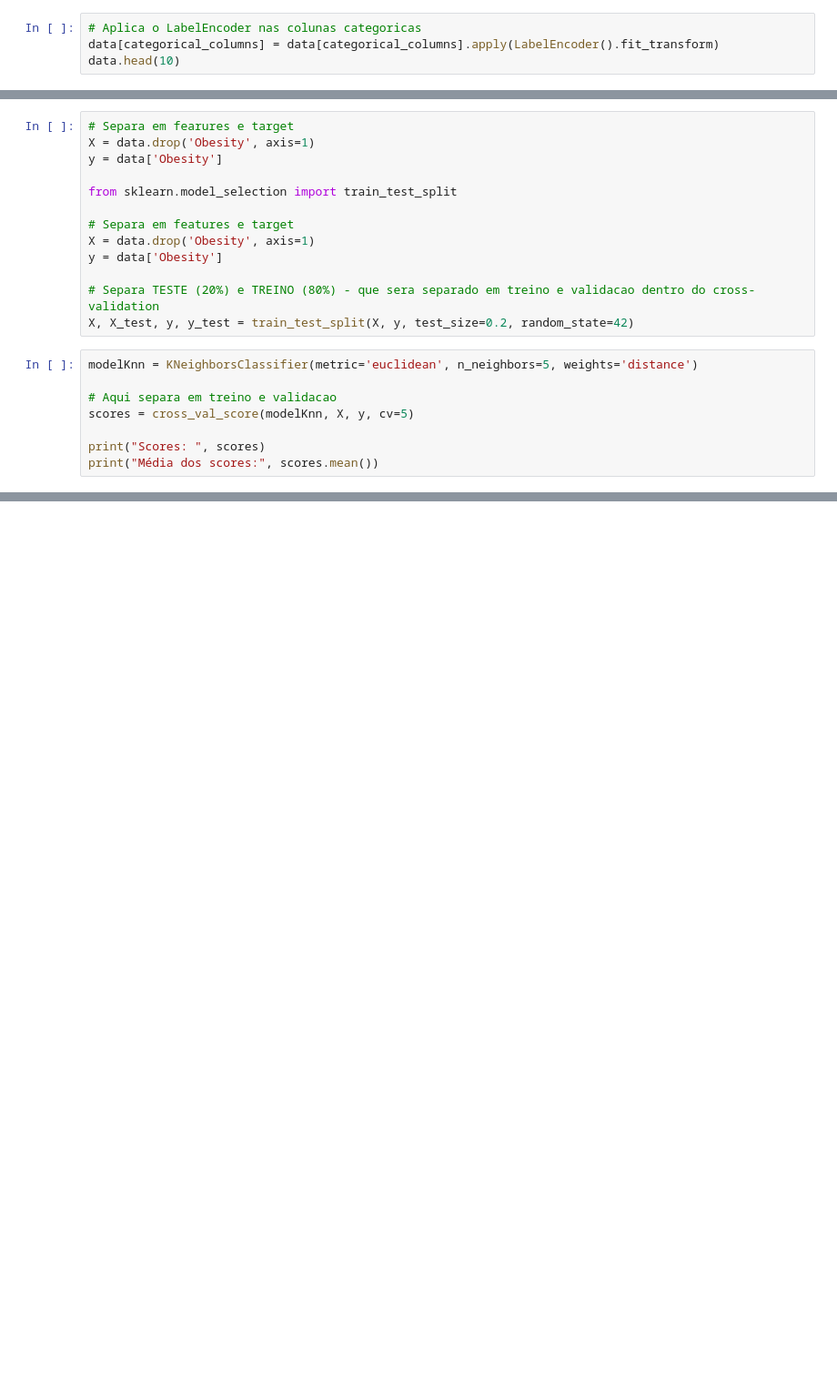
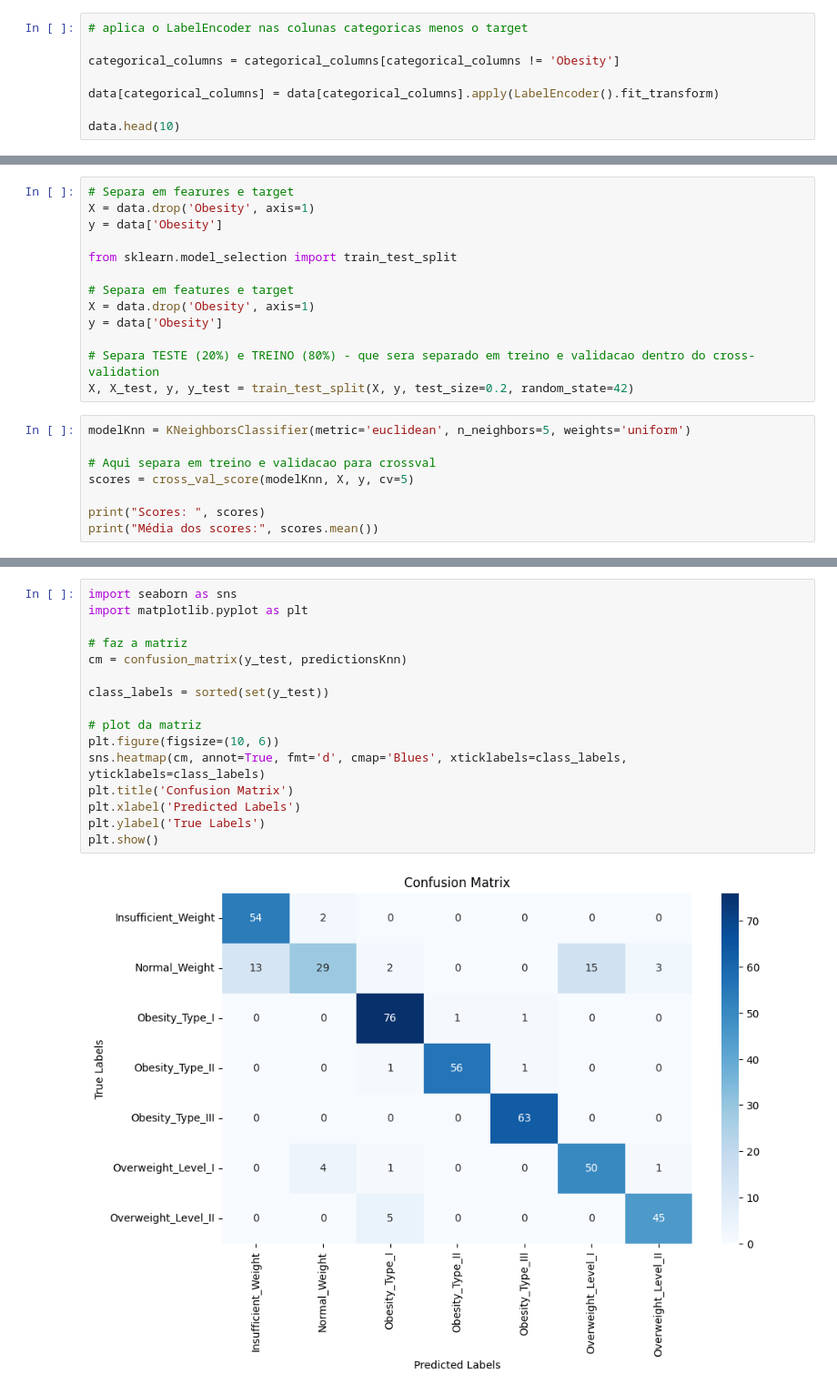
Before and after one commit to marcoames/t1ml, a Jupyter notebook: Classification.ipynb, the cells around one changed output, grey strips where cells are left out. Shown: that part at 91% size. Drawn from its saved outputs; the diff is of its cells as text; blank space fills up the shorter version.

Commit message:
added confusion matrix and removed target label encoding

```diff
--- a/Classification.ipynb
+++ b/Classification.ipynb
@@ -68,8 +56,12 @@ print(numerical_columns.values)
 # %% [output]
 ['Age' 'Height' 'Weight' 'FCVC' 'NCP' 'CH2O' 'FAF' 'TUE']
 # %%
-# Aplica o LabelEncoder nas colunas categoricas
+# aplica o LabelEncoder nas colunas categoricas menos o target
+
+categorical_columns = categorical_columns[categorical_columns != 'Obesity']
+
 data[categorical_columns] = data[categorical_columns].apply(LabelEncoder().fit_transform)
+
 data.head(10)
 # %% [output]
 |  | Gender | Age | Height | Weight | FHWOW | FAVC | FCVC | NCP | CAEC | SMOKE | CH2O | ... |
@@ -110,9 +102,9 @@ y = data['Obesity']
 # Separa TESTE (20%) e TREINO (80%) - que sera separado em treino e validacao dentro do cross-validation
 X, X_test, y, y_test = train_test_split(X, y, test_size=0.2, random_state=42)
 # %%
-modelKnn = KNeighborsClassifier(metric='euclidean', n_neighbors=5, weights='distance')
+modelKnn = KNeighborsClassifier(metric='euclidean', n_neighbors=5, weights='uniform')
 
-# Aqui separa em treino e validacao
+# Aqui separa em treino e validacao para crossval
 scores = cross_val_score(modelKnn, X, y, cv=5)
 
 print("Scores: ", scores)
@@ -167,0 +146,18 @@ Confusion Matrix:
+# %%
+import seaborn as sns
+import matplotlib.pyplot as plt
+
+# faz a matriz
+cm = confusion_matrix(y_test, predictionsKnn)
+
+class_labels = sorted(set(y_test))
+
+# plot da matriz
+plt.figure(figsize=(10, 6))
+sns.heatmap(cm, annot=True, fmt='d', cmap='Blues', xticklabels=class_labels, yticklabels=class_labels)
+plt.title('Confusion Matrix')
+plt.xlabel('Predicted Labels')
+plt.ylabel('True Labels')
+plt.show()
+# %% [output]
+[figure, added]
```
Also changed, not shown: parts of 9 cells of this notebook.
